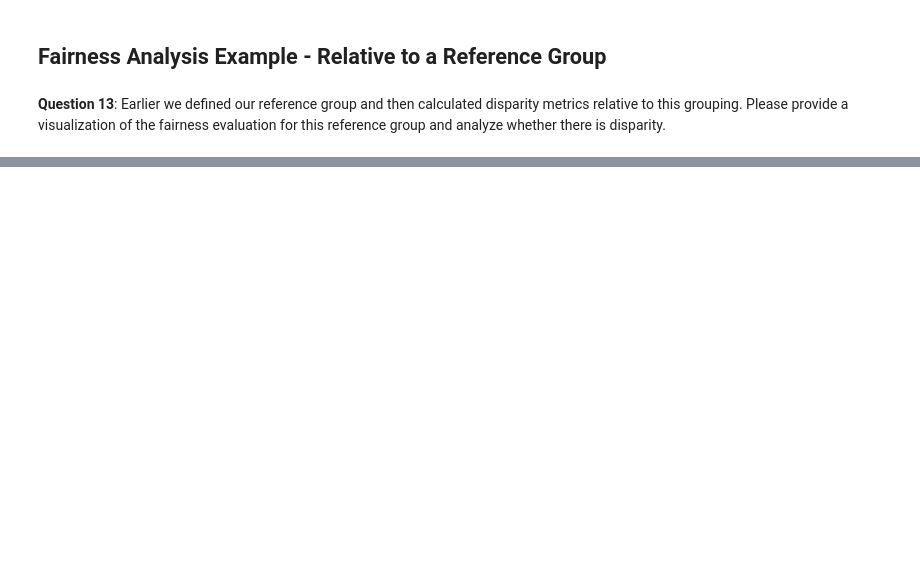
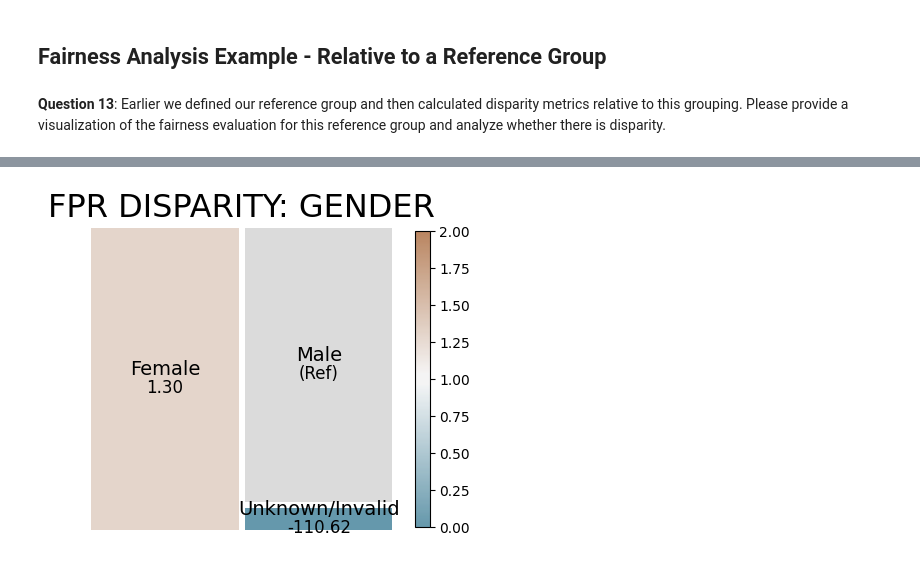
Before and after one commit to nathan-standafer/cd0372-Applying-AI-to-EHR-Data, a Jupyter notebook: project/starter_code/student_project.ipynb, the cells around one changed output, grey strips where cells are left out. Saved outputs shown, nothing was run; the diff lists cells and outputs as text; code cells hidden in the pictures; blank space fills up the shorter version.

```diff
--- a/project/starter_code/student_project.ipynb
+++ b/project/starter_code/student_project.ipynb
@@ -1012,0 +1038,4 @@ fdf = f.get_group_value_fairness(bdf)
+# %%
+fpr_disparity = aqp.plot_disparity(bdf, group_metric='fpr_disparity', attribute_name='gender')
+# %% [output]
+[figure, added]
```
Also changed, not shown: parts of 8 cells of this notebook.
